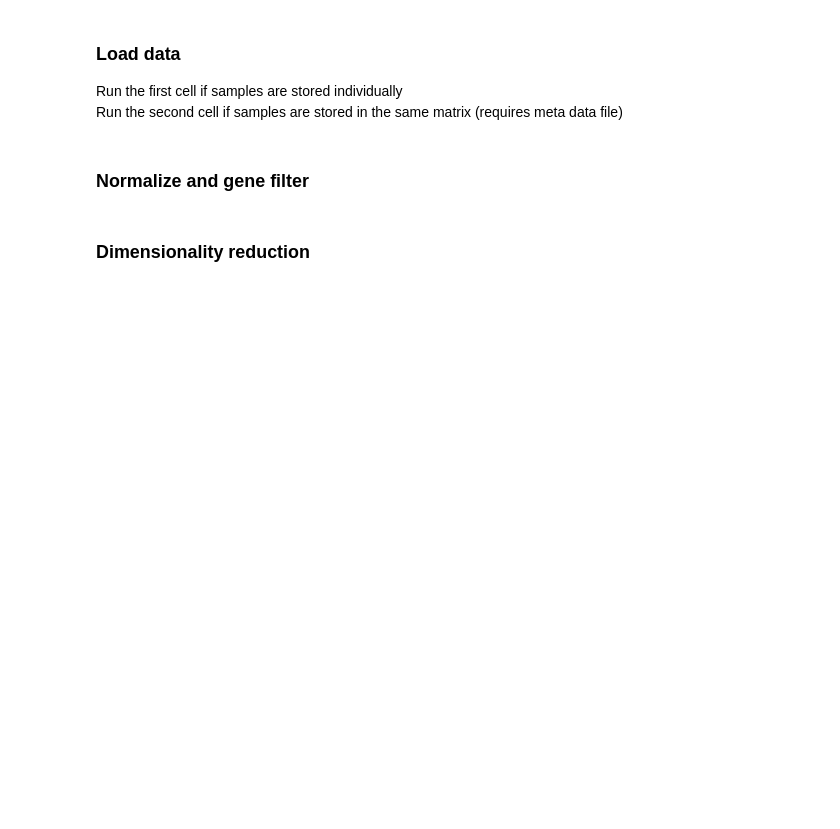
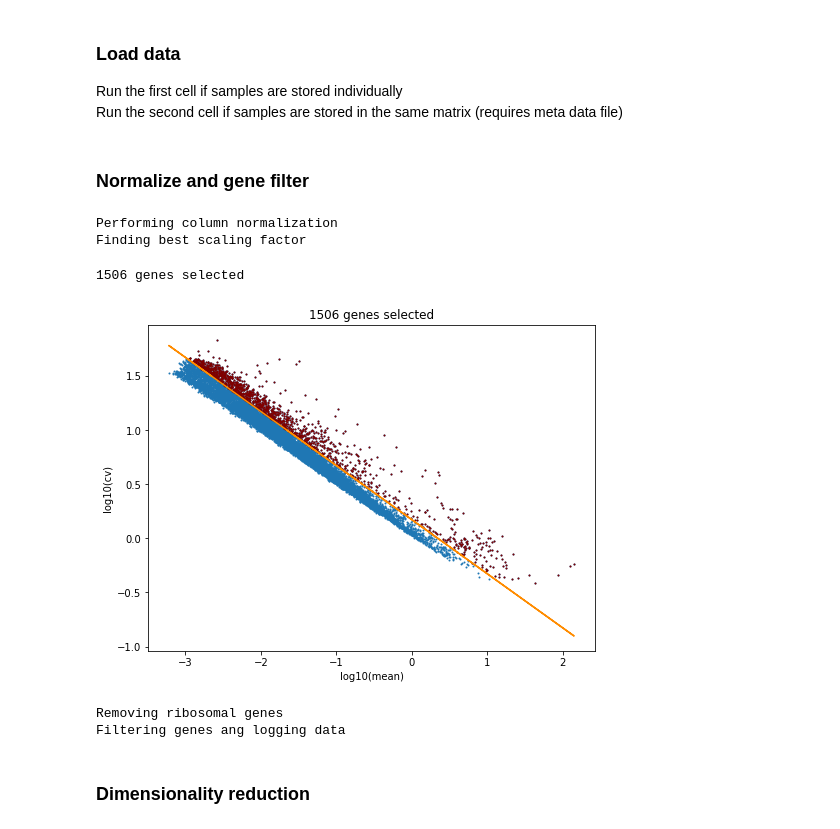
Before and after one commit to thomsonlab/popalign, a Jupyter notebook: examples/popalign.ipynb, the cells around one changed output. Drawn from its saved outputs; the diff is of its cells as text; code cells hidden in the pictures; blank space fills up the shorter version.

```diff
--- a/examples/popalign.ipynb
+++ b/examples/popalign.ipynb
@@ -50,9 +48,38 @@ PA.normalize(pop, scaling_factor=None, ncells=None)
+# %%
+# Perform column normalization
+# Find best normalization factor
+'''
+Parameters
+----------
+scaling factor: Number used to scale the data values. If None, that factor is computed automatically.
+ncells: Number of cells to randomly subsample to try different normalization factors to use less memory. If None, all cells are used.
+'''
+PA.normalize(pop, scaling_factor=None, ncells=None)
+# %% [output]
+Performing column normalization
+Finding best scaling factor
 # %%
 # Plot genes (log cv ~ log cv) and filtering line --use multiple times to find best offset (usually between .7 and 1.5)
-PA.plot_gene_filter(pop, offset=1.1)
+'''
+Parameters
+----------
+offset: Value (its log) will be added to the intercept of the linear fit to filter genes
+'''
+PA.plot_gene_filter(pop, offset=1.22)
+# %% [output]
+1506 genes selected
+[figure, added]
 # %%
 # Gene filter the data with the last offset value used in the previous step
+'''
+Parameters
+----------
+remove_ribosomal: remove genes that start with RPS or RPL if True
+'''
 PA.filter(pop, remove_ribsomal=True)
+# %% [output]
+Removing ribosomal genes
+Filtering genes ang logging data
 # %%
 # Remove red blood cells from the data
 PA.removeRBC(pop, species='human')
```
Also changed, not shown: parts of 8 cells of this notebook, 1 other file.
